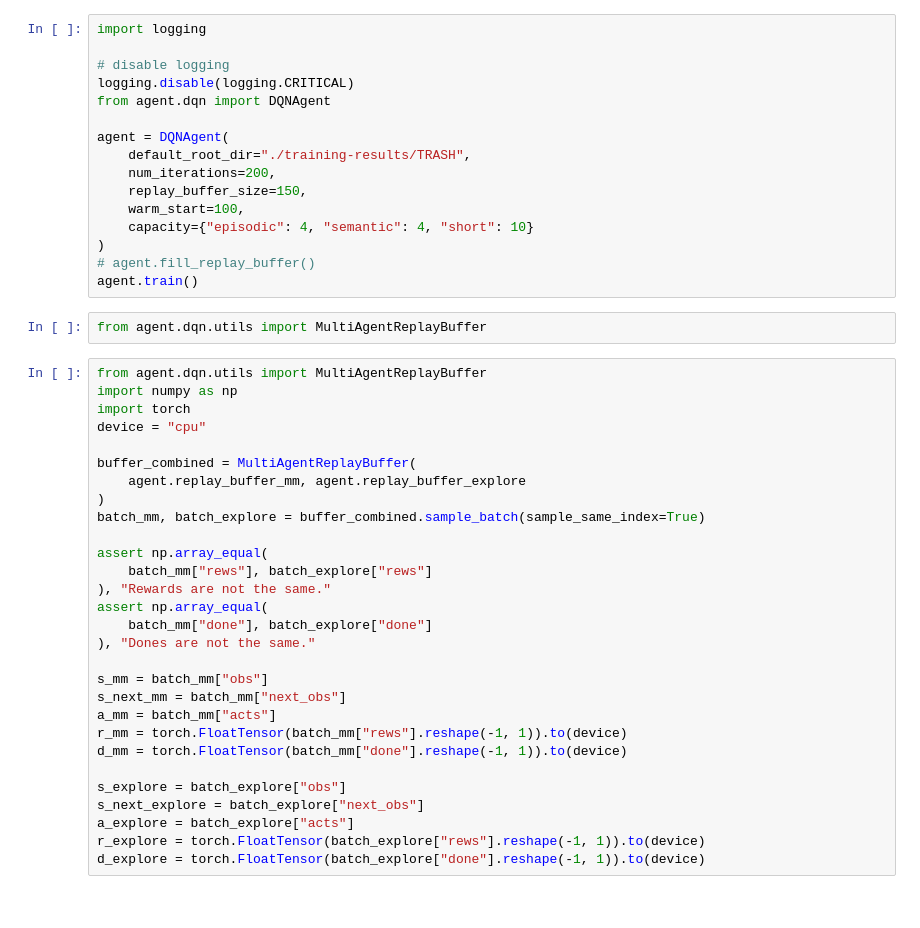
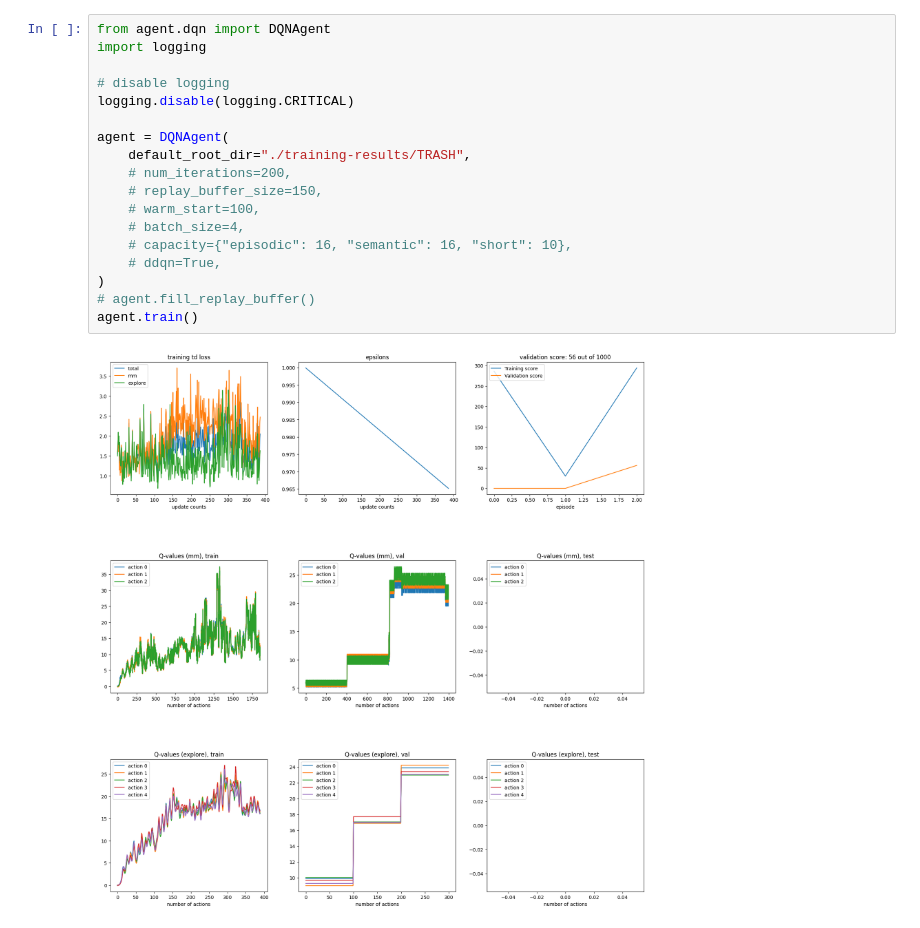
Before and after one commit to humemai/agent-room-env-v2-qa, a Jupyter notebook: brainstorming.ipynb, the cells around one changed output. Saved outputs shown, nothing was run; the diff lists cells and outputs as text.

```diff
--- a/brainstorming.ipynb
+++ b/brainstorming.ipynb
@@ -1,47 +1,20 @@
 # %%
+from agent.dqn import DQNAgent
 import logging
 
 # disable logging
 logging.disable(logging.CRITICAL)
-from agent.dqn import DQNAgent
 
 agent = DQNAgent(
     default_root_dir="./training-results/TRASH",
-    num_iterations=200,
-    replay_buffer_size=150,
-    warm_start=100,
-    capacity={"episodic": 4, "semantic": 4, "short": 10}
+    # num_iterations=200,
+    # replay_buffer_size=150,
+    # warm_start=100,
+    # batch_size=4,
+    # capacity={"episodic": 16, "semantic": 16, "short": 10},
+    # ddqn=True,
 )
 # agent.fill_replay_buffer()
 agent.train()
+# %% [output]
+[figure, added]
-# %%
-from agent.dqn.utils import MultiAgentReplayBuffer
-# %%
-from agent.dqn.utils import MultiAgentReplayBuffer
-import numpy as np
-import torch
-device = "cpu"
-
-buffer_combined = MultiAgentReplayBuffer(
-    agent.replay_buffer_mm, agent.replay_buffer_explore
-)
-batch_mm, batch_explore = buffer_combined.sample_batch(sample_same_index=True)
-
-assert np.array_equal(
-    batch_mm["rews"], batch_explore["rews"]
-), "Rewards are not the same."
-assert np.array_equal(
-    batch_mm["done"], batch_explore["done"]
-), "Dones are not the same."
-
-s_mm = batch_mm["obs"]
-s_next_mm = batch_mm["next_obs"]
-a_mm = batch_mm["acts"]
-r_mm = torch.FloatTensor(batch_mm["rews"].reshape(-1, 1)).to(device)
-d_mm = torch.FloatTensor(batch_mm["done"].reshape(-1, 1)).to(device)
-
-s_explore = batch_explore["obs"]
-s_next_explore = batch_explore["next_obs"]
-a_explore = batch_explore["acts"]
-r_explore = torch.FloatTensor(batch_explore["rews"].reshape(-1, 1)).to(device)
-d_explore = torch.FloatTensor(batch_explore["done"].reshape(-1, 1)).to(device)
```
Also changed, not shown: parts of 25 cells of this notebook, 7 other files.
